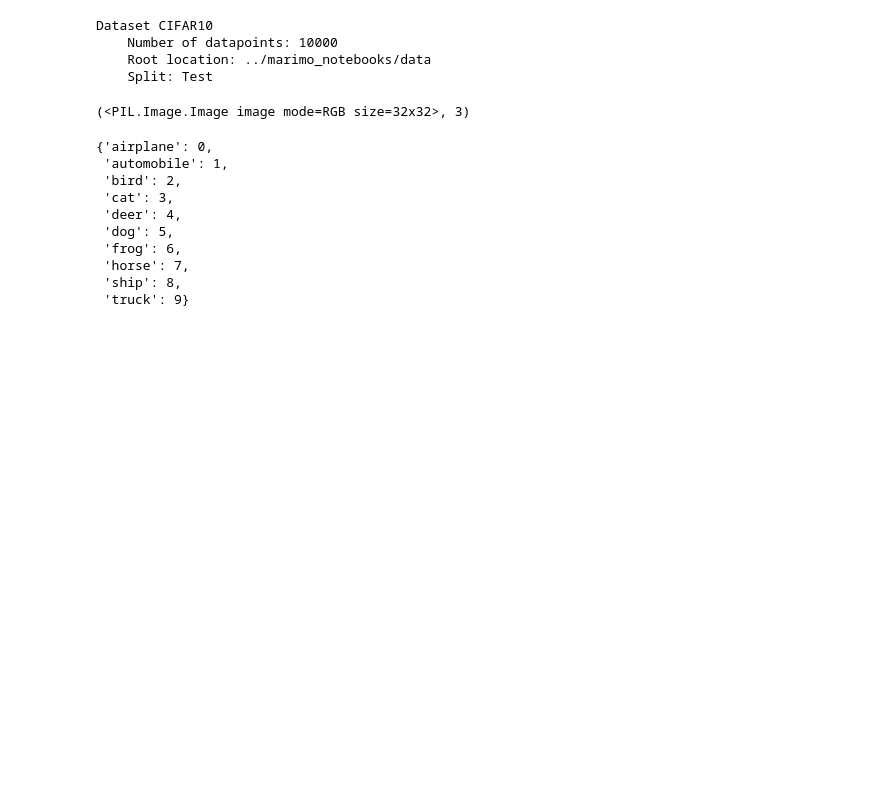
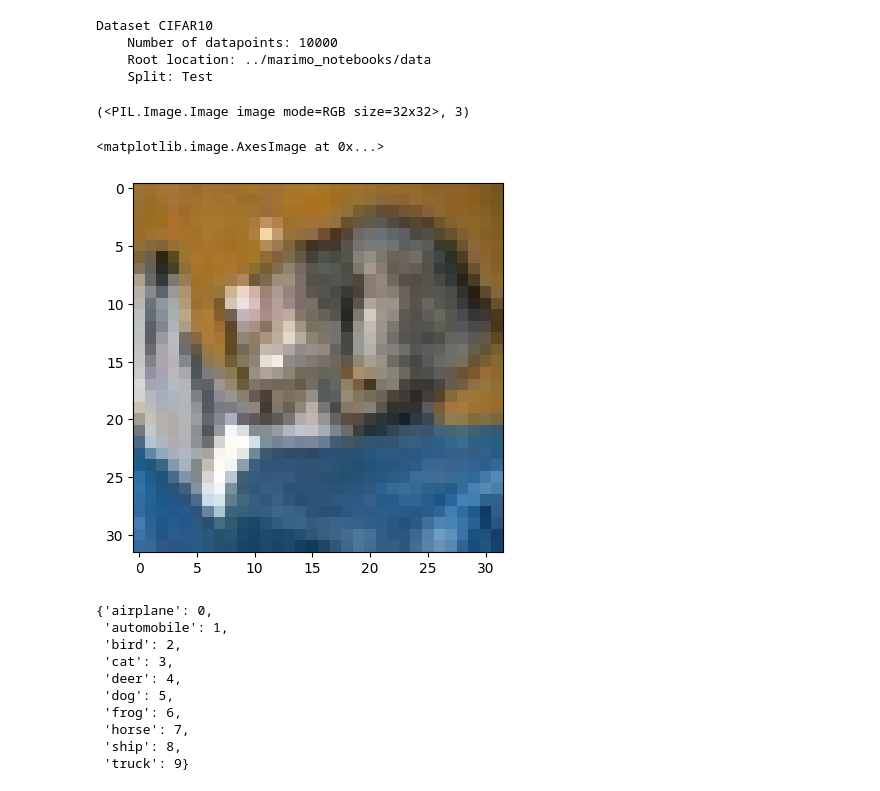
Before and after one commit to shoaibkhanz/anyscale-demo, a Jupyter notebook: jupyter_notebooks/ray_train.ipynb, the cells around one changed output. Saved outputs shown, nothing was run; the diff lists cells and outputs as text; code cells hidden in the pictures; blank space fills up the shorter version.

```diff
--- a/jupyter_notebooks/ray_train.ipynb
+++ b/jupyter_notebooks/ray_train.ipynb
@@ -36,6 +36,11 @@ Dataset CIFAR10
 next(iter(data))
 # %% [output]
 (<PIL.Image.Image image mode=RGB size=32x32>, 3)
+# %%
+plt.imshow(next(iter(data))[0])
+# %% [output]
+<matplotlib.image.AxesImage at 0x...>
+[figure, added]
 # %%
 class_to_idx = data.class_to_idx
 class_to_idx
```
Also changed, not shown: parts of 5 cells of this notebook.
